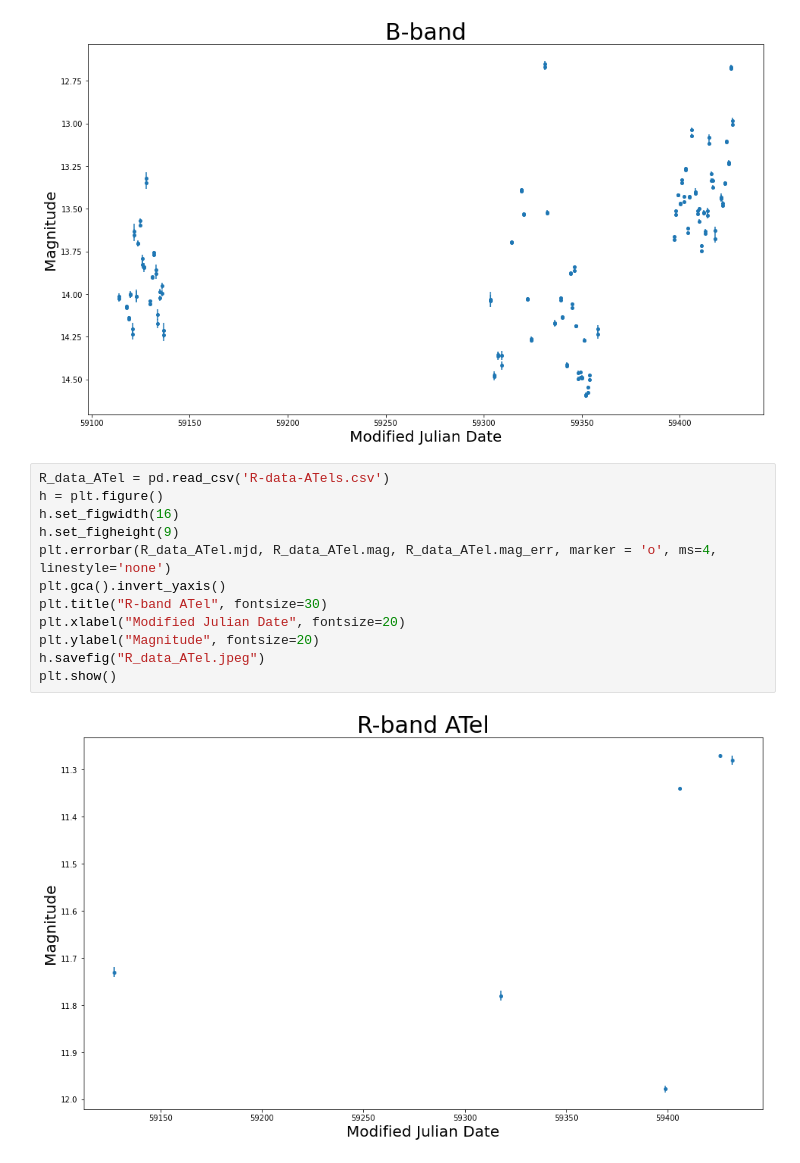
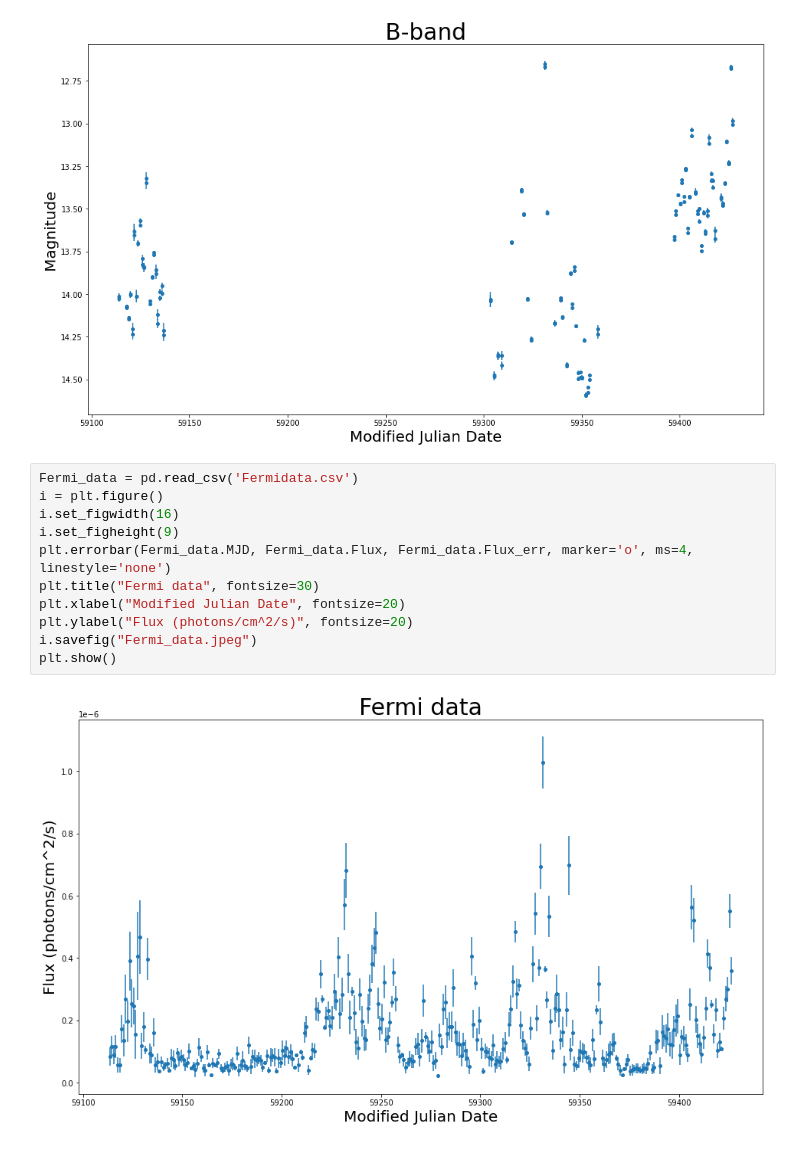
Before and after one commit to alexischatterley/BL_Lac_Graphing_Code, a Jupyter notebook: BL_Lac_Plots.ipynb, the cells around one changed output. Saved outputs shown, nothing was run; the diff lists cells and outputs as text.

```diff
--- a/BL_Lac_Plots.ipynb
+++ b/BL_Lac_Plots.ipynb
@@ -30,17 +33,16 @@ plt.show()
 # %% [output]
 [figure]
 # %%
-R_data_ATel = pd.read_csv('R-data-ATels.csv')
-h = plt.figure()
-h.set_figwidth(16)
-h.set_figheight(9)
-plt.errorbar(R_data_ATel.mjd, R_data_ATel.mag, R_data_ATel.mag_err, marker = 'o', ms=4, linestyle='none')
-plt.gca().invert_yaxis()
-plt.title("R-band ATel", fontsize=30)
+Fermi_data = pd.read_csv('Fermidata.csv')
+i = plt.figure()
+i.set_figwidth(16)
+i.set_figheight(9)
+plt.errorbar(Fermi_data.MJD, Fermi_data.Flux, Fermi_data.Flux_err, marker='o', ms=4, linestyle='none')
+plt.title("Fermi data", fontsize=30)
 plt.xlabel("Modified Julian Date", fontsize=20)
-plt.ylabel("Magnitude", fontsize=20)
-h.savefig("R_data_ATel.jpeg")
+plt.ylabel("Flux (photons/cm^2/s)", fontsize=20)
+i.savefig("Fermi_data.jpeg")
 plt.show()
 # %% [output]
-[figure, old version]
+[figure, new version]
 # %%
```
Also changed, not shown: parts of 3 cells of this notebook, 5 other files.
